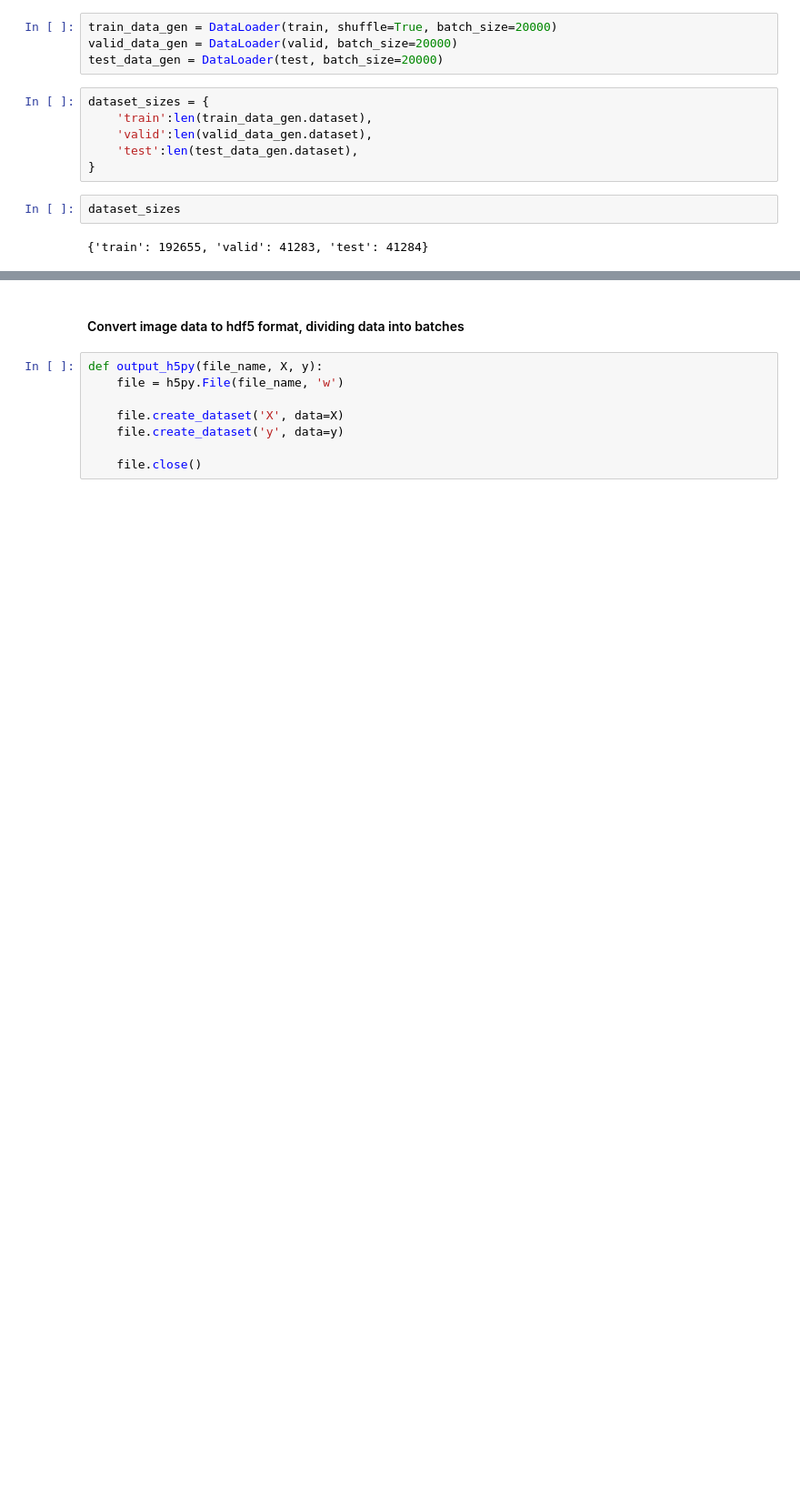
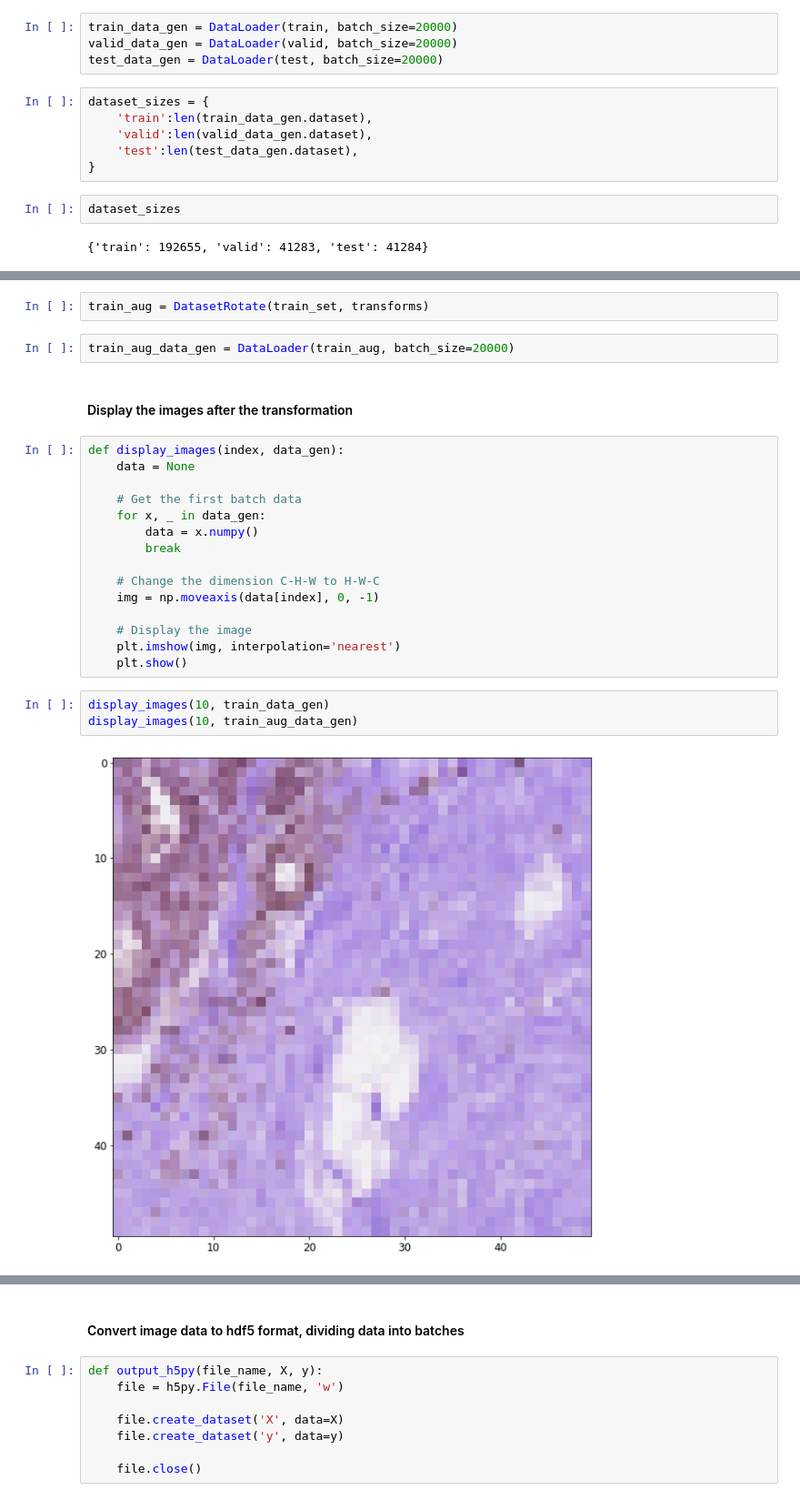
Before and after one commit to TrungLuong1194/breast-cancer-classification, a Jupyter notebook: Process_Data.ipynb, the cells around one changed output, grey strips where cells are left out. Shown at 91% size. Cells and saved outputs as stored; diff of their text form; blank space fills up the shorter version.

```diff
--- a/Process_Data.ipynb
+++ b/Process_Data.ipynb
@@ -343,5 +368,5 @@ test = MyDataset(test_set, transforms)
 # %%
-train_data_gen = DataLoader(train, shuffle=True, batch_size=20000)
+train_data_gen = DataLoader(train, batch_size=20000)
 valid_data_gen = DataLoader(valid, batch_size=20000)
 test_data_gen = DataLoader(test, batch_size=20000)
 # %%
@@ -356,0 +384,26 @@ dataset_sizes
+# %%
+train_aug = DatasetRotate(train_set, transforms)
+# %%
+train_aug_data_gen = DataLoader(train_aug, batch_size=20000)
+# %% [markdown]
+#### Display the images after the transformation
+# %%
+def display_images(index, data_gen):
+    data = None
+
+    # Get the first batch data
+    for x, _ in data_gen:
+        data = x.numpy()
+        break
+
+    # Change the dimension C-H-W to H-W-C
+    img = np.moveaxis(data[index], 0, -1)
+
+    # Display the image
+    plt.imshow(img, interpolation='nearest')
+    plt.show()
+# %%
+display_images(10, train_data_gen)
+display_images(10, train_aug_data_gen)
+# %% [output]
+[figure, added]
```
Also changed, not shown: parts of 15 cells of this notebook, 2 other files.
